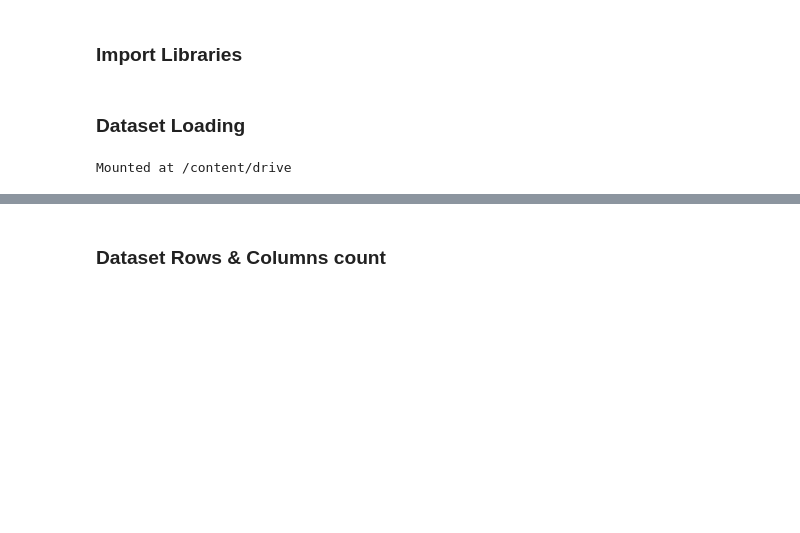
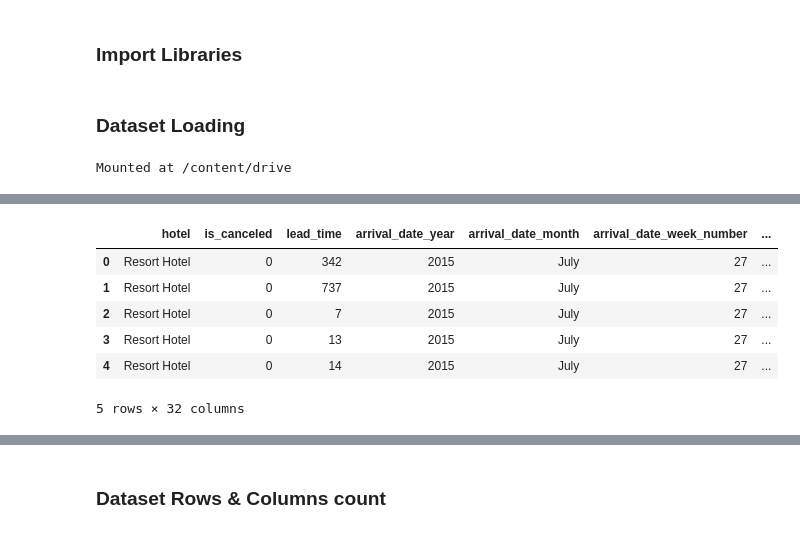
Before and after one commit to lovbundela240/Eda-_Hotel_booking_anaylsis, a Jupyter notebook: EDA_Hotel_Booking_Analysis.ipynb, the cells around one changed output, grey strips where cells are left out. Drawn from its saved outputs; the diff is of its cells as text; code cells hidden in the pictures; blank space fills up the shorter version.

```diff
--- a/EDA_Hotel_Booking_Analysis.ipynb
+++ b/EDA_Hotel_Booking_Analysis.ipynb
@@ -107,0 +108,12 @@ hotel_booking_analysis_df
+# %%
+#  by using this head() method we can get the first 5 rows (as default) but if we want to know more than 5 rows than we have to specify numbers of rows in parentheses.
+
+hotel_booking_analysis_df.head()
+# %% [output]
+|  | hotel | is_canceled | lead_time | arrival_date_year | arrival_date_month | arrival_date_week_number | ... |
+| 0 | Resort Hotel | 0 | 342 | 2015 | July | 27 | ... |
+| 1 | Resort Hotel | 0 | 737 | 2015 | July | 27 | ... |
+| 2 | Resort Hotel | 0 | 7 | 2015 | July | 27 | ... |
+| 3 | Resort Hotel | 0 | 13 | 2015 | July | 27 | ... |
+| 4 | Resort Hotel | 0 | 14 | 2015 | July | 27 | ... |
+5 rows × 32 columns
```
Also changed, not shown: parts of 16 cells of this notebook.
